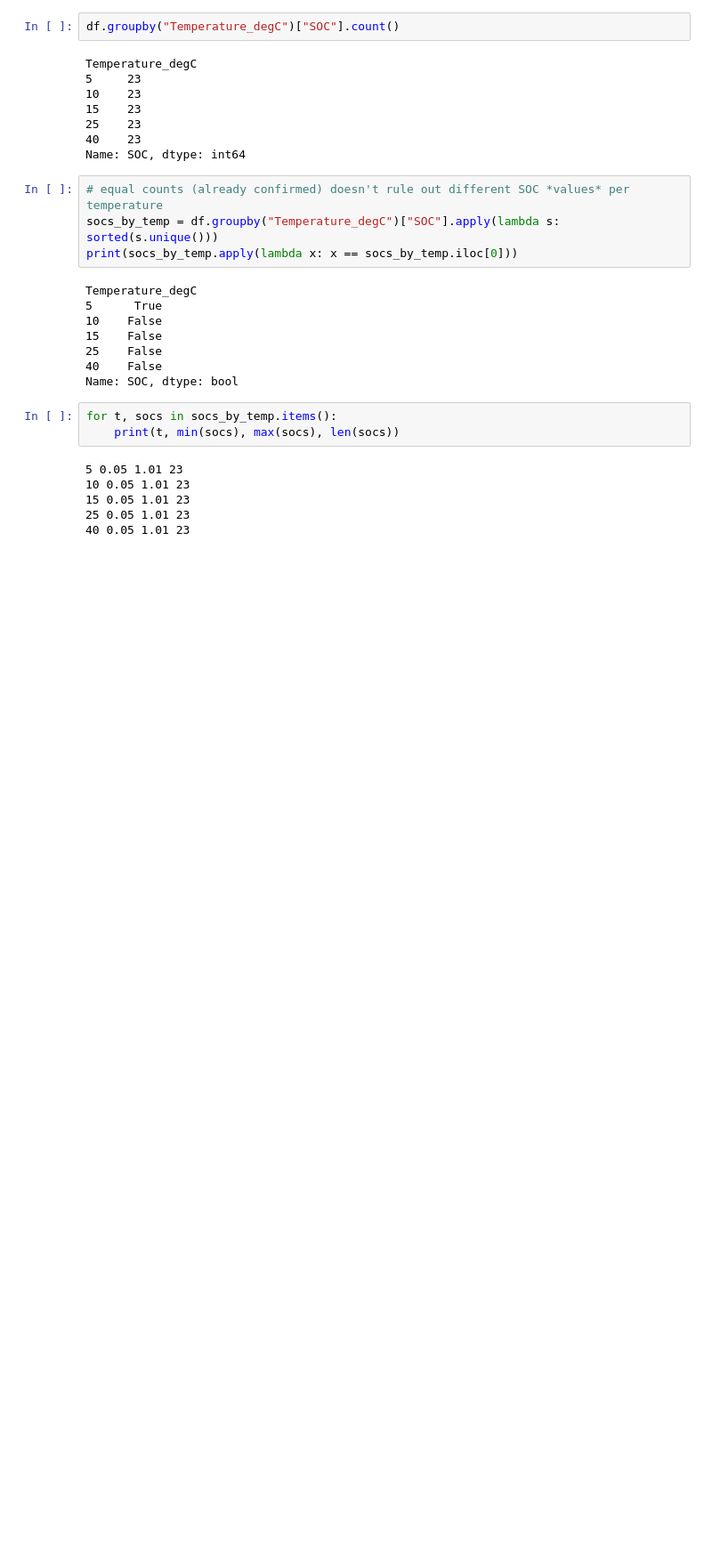
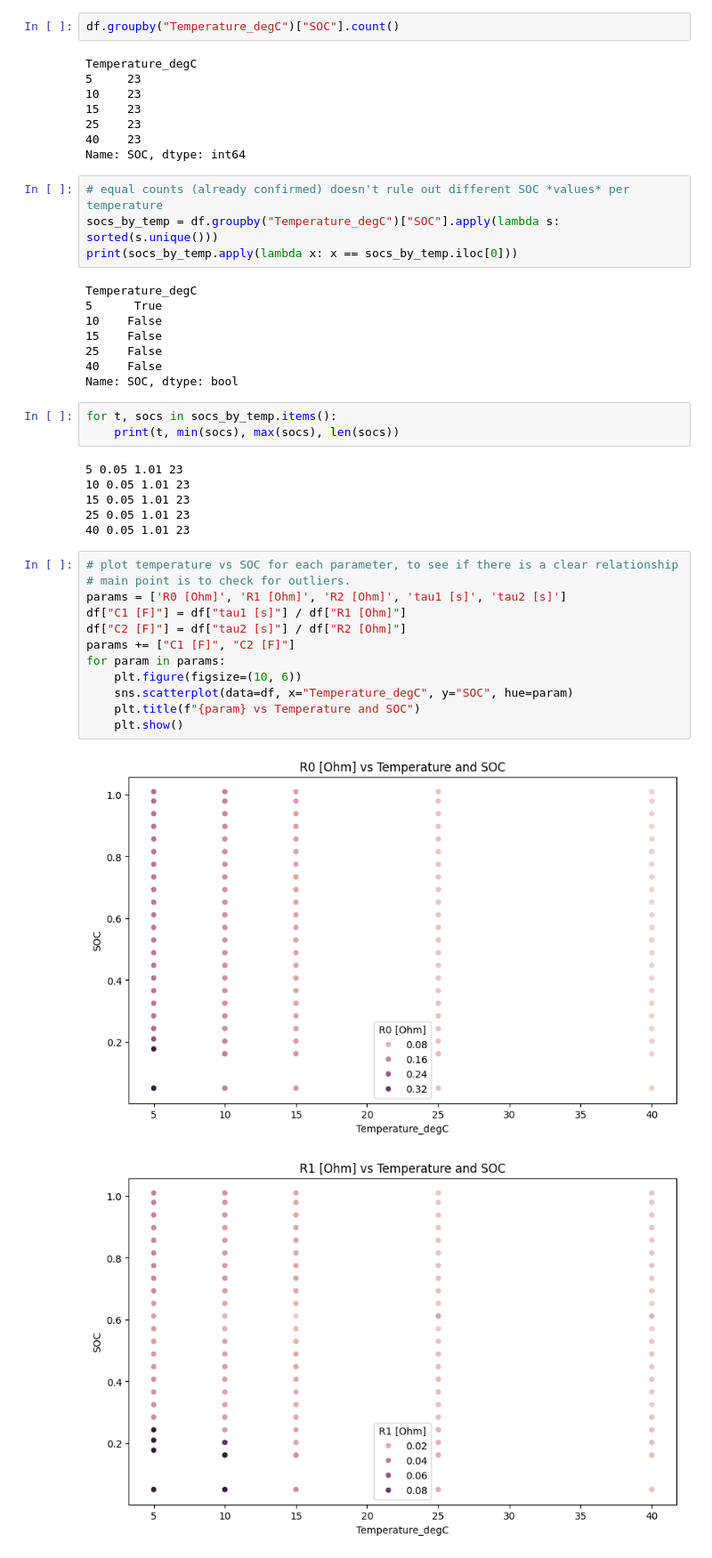
Before and after one commit to Will-Buesnel/FUSE2026, a Jupyter notebook: notebooks/data_exploration.ipynb, the cells around one changed output. Shown at 89% size. Saved outputs shown, nothing was run; the diff lists cells and outputs as text; blank space fills up the shorter version.

Commit message:
Update data_exploration notebook adding exploration for parameter dataset.

```diff
--- a/notebooks/data_exploration.ipynb
+++ b/notebooks/data_exploration.ipynb
@@ -123,3 +130,18 @@ for t, socs in socs_by_temp.items():
 15 0.05 1.01 23
 25 0.05 1.01 23
 40 0.05 1.01 23
+# %%
+# plot temperature vs SOC for each parameter, to see if there is a clear relationship
+# main point is to check for outliers.
+params = ['R0 [Ohm]', 'R1 [Ohm]', 'R2 [Ohm]', 'tau1 [s]', 'tau2 [s]']
+df["C1 [F]"] = df["tau1 [s]"] / df["R1 [Ohm]"]
+df["C2 [F]"] = df["tau2 [s]"] / df["R2 [Ohm]"]
+params += ["C1 [F]", "C2 [F]"]
+for param in params:
+    plt.figure(figsize=(10, 6))
+    sns.scatterplot(data=df, x="Temperature_degC", y="SOC", hue=param)
+    plt.title(f"{param} vs Temperature and SOC")
+    plt.show()
+# %% [output]
+[figure, added]
+[figure, added]
```
Also changed, not shown: parts of 7 cells of this notebook.
